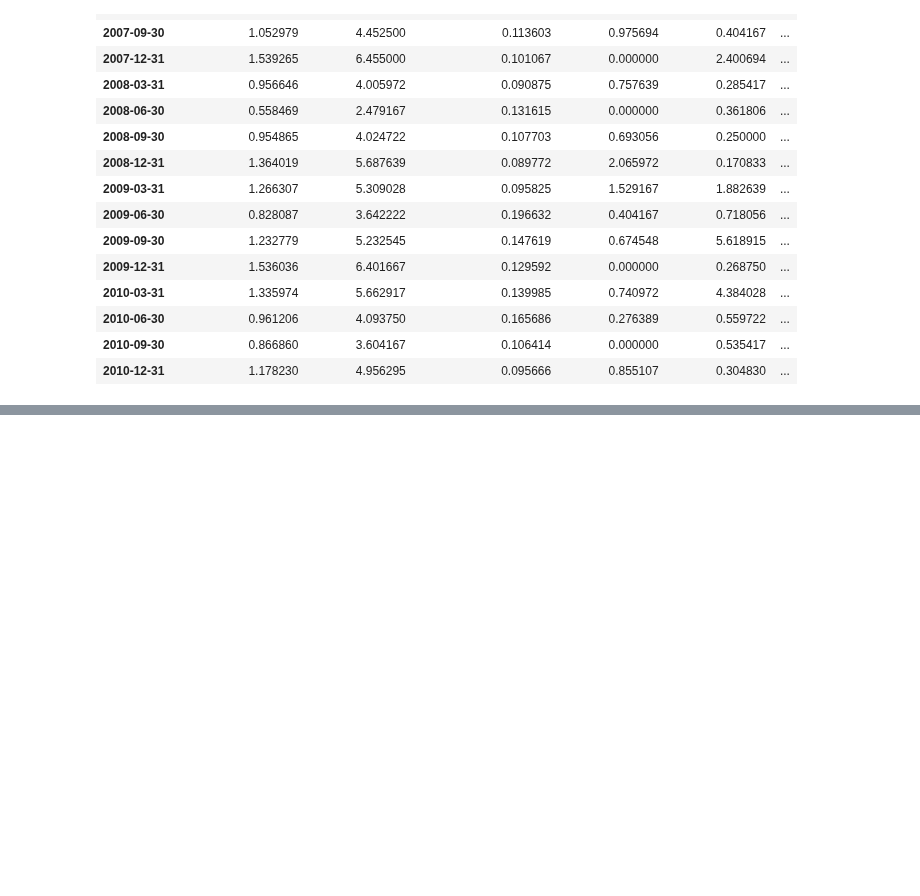
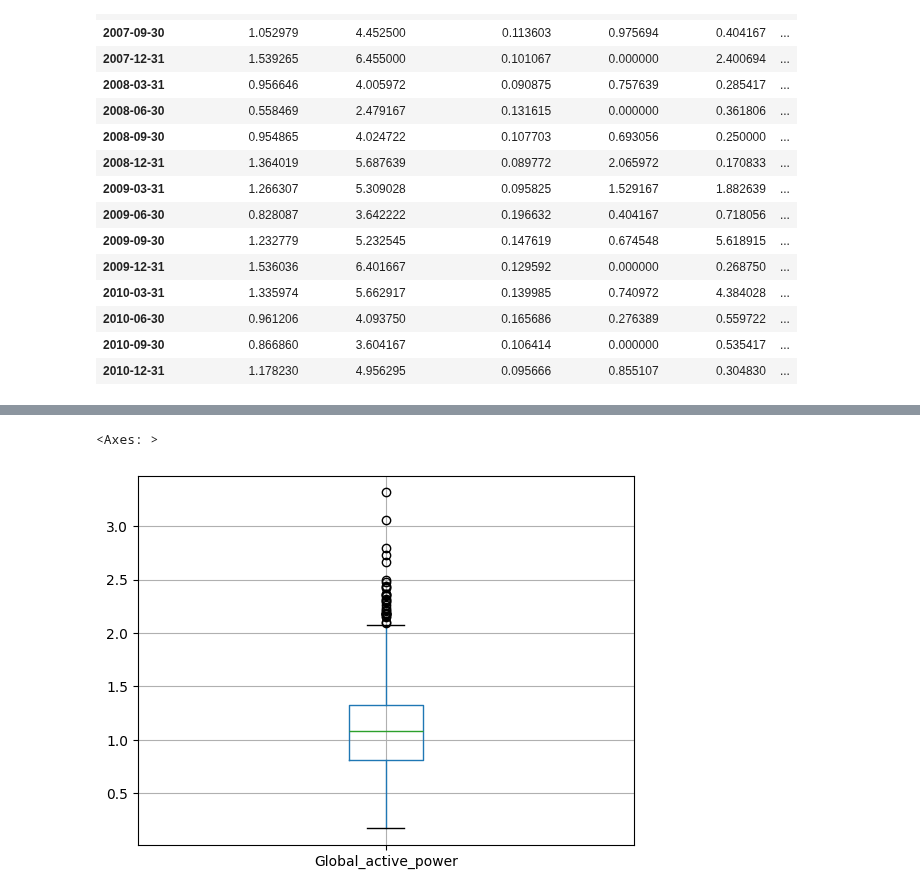
Before and after one commit to khoulaCode/machine-learning-code-orbit, a Jupyter notebook: from_sulaiman/time_series_analysis.ipynb, the cells around one changed output, grey strips where cells are left out. Cells and saved outputs as stored; diff of their text form; code cells hidden in the pictures; blank space fills up the shorter version.

```diff
--- a/from_sulaiman/time_series_analysis.ipynb
+++ b/from_sulaiman/time_series_analysis.ipynb
@@ -148,0 +171,5 @@ df_datetime.resample("QE").last()
+# %%
+df_datetime.boxplot(column='Global_active_power')
+# %% [output]
+<Axes: >
+[figure, added]
```
Also changed, not shown: parts of 4 cells of this notebook.
